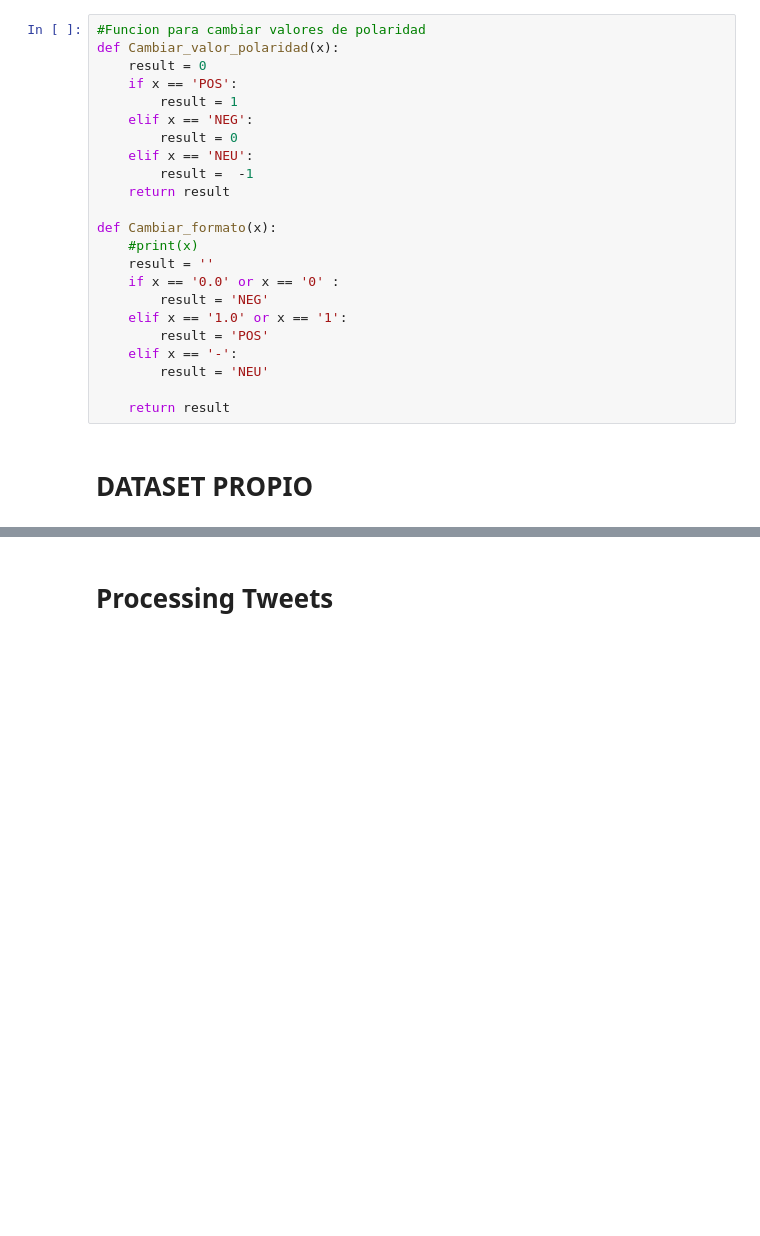
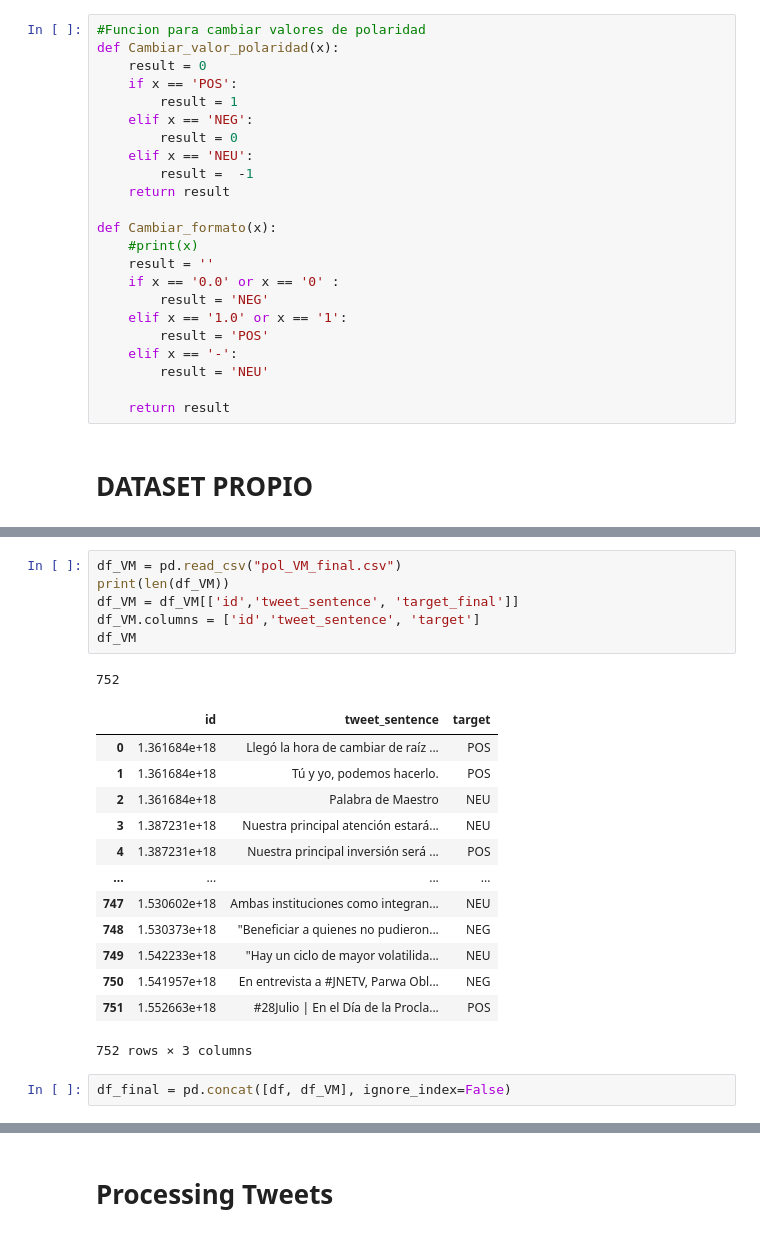
Before and after one commit to ClaudiaSM-12/Extraction_with_Twint, a Jupyter notebook: NLP_Colombia_Election_Sentiments.ipynb, the cells around one changed output, grey strips where cells are left out. Saved outputs shown, nothing was run; the diff lists cells and outputs as text; blank space fills up the shorter version.

```diff
--- a/NLP_Colombia_Election_Sentiments.ipynb
+++ b/NLP_Colombia_Election_Sentiments.ipynb
@@ -76,0 +88,23 @@ Index(['Unnamed: 0', 'Unnamed: 0.1', 'Unnamed: 0.1.1', 'id', 'tweet',
+# %%
+df_VM = pd.read_csv("pol_VM_final.csv")
+print(len(df_VM))
+df_VM = df_VM[['id','tweet_sentence', 'target_final']]
+df_VM.columns = ['id','tweet_sentence', 'target']
+df_VM
+# %% [output]
+752
+|  | id | tweet_sentence | target |
+| 0 | 1.361684e+18 | Llegó la hora de cambiar de raíz ... | POS |
+| 1 | 1.361684e+18 | Tú y yo, podemos hacerlo. | POS |
+| 2 | 1.361684e+18 | Palabra de Maestro | NEU |
+| 3 | 1.387231e+18 | Nuestra principal atención estará... | NEU |
+| 4 | 1.387231e+18 | Nuestra principal inversión será ... | POS |
+| ... | ... | ... | ... |
+| 747 | 1.530602e+18 | Ambas instituciones como integran... | NEU |
+| 748 | 1.530373e+18 | "Beneficiar a quienes no pudieron... | NEG |
+| 749 | 1.542233e+18 | "Hay un ciclo de mayor volatilida... | NEU |
+| 750 | 1.541957e+18 | En entrevista a #JNETV, Parwa Obl... | NEG |
+| 751 | 1.552663e+18 | #28Julio | En el Día de la Procla... | POS |
+752 rows × 3 columns
+# %%
+df_final = pd.concat([df, df_VM], ignore_index=False)
```
Also changed, not shown: parts of 30 cells of this notebook.
